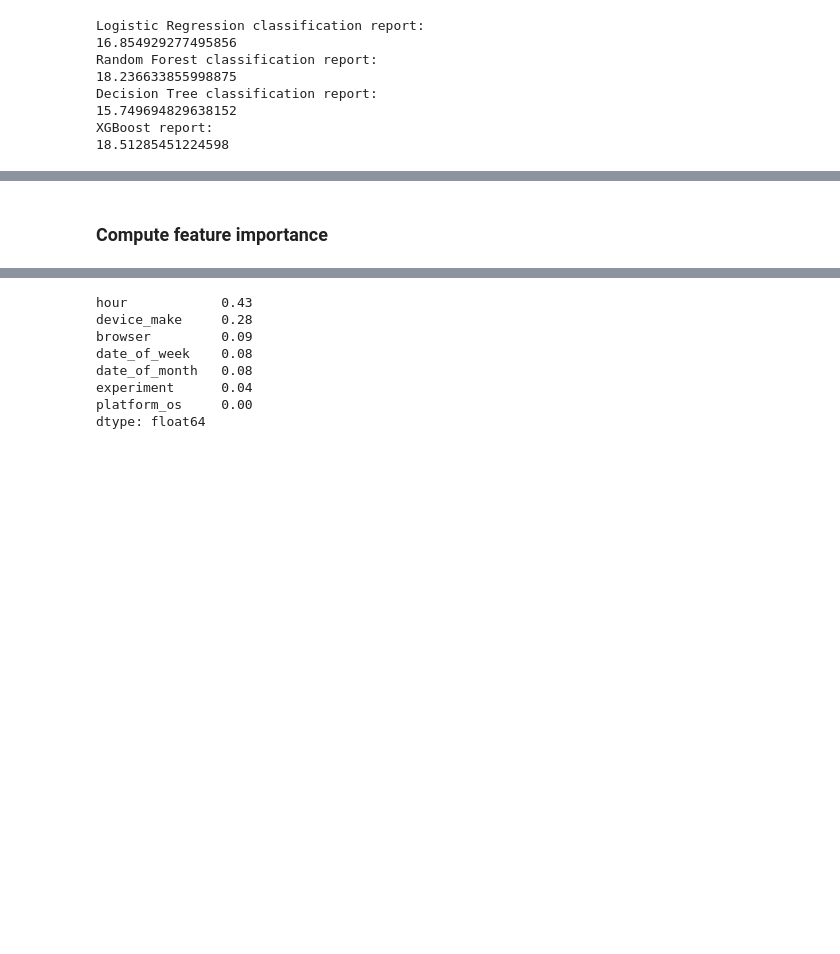
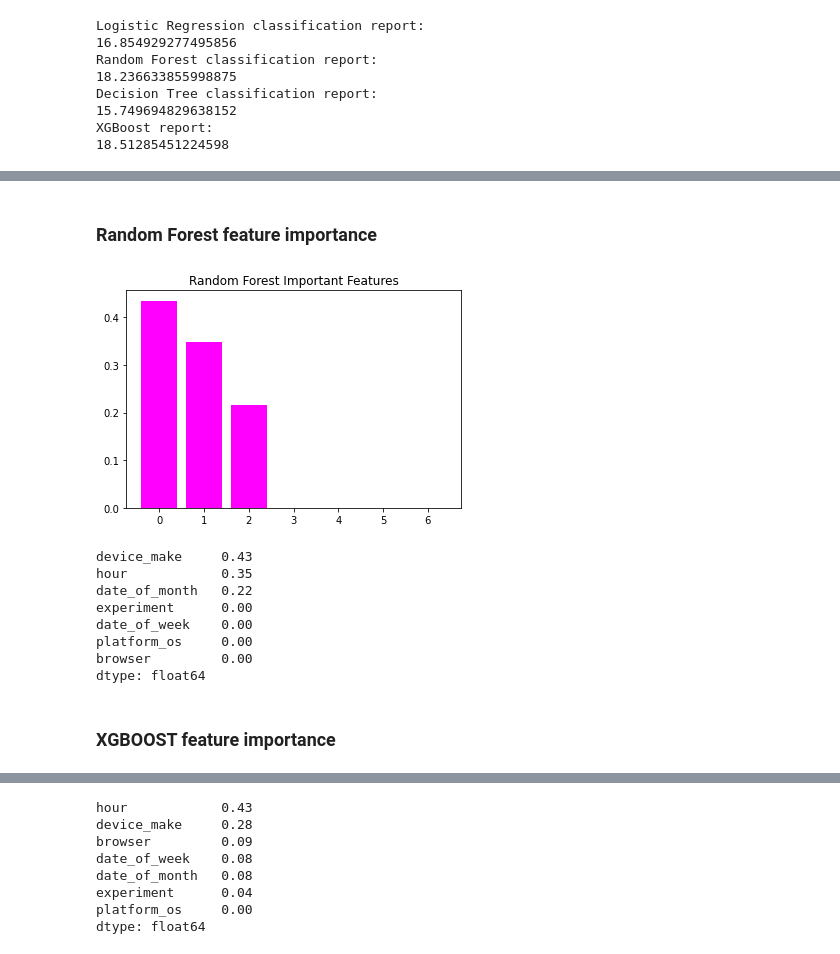
Before and after one commit to ProgrammingOperative/abtest-mlops, a Jupyter notebook: notebooks/ml_AB_testing..ipynb, the cells around one changed output, grey strips where cells are left out. Drawn from its saved outputs; the diff is of its cells as text; code cells hidden in the pictures; blank space fills up the shorter version.

```diff
--- a/notebooks/ml_AB_testing..ipynb
+++ b/notebooks/ml_AB_testing..ipynb
@@ -245,2 +288,24 @@ print(classification_report(test_labels, xgy_preds))
+# %% [markdown]
+### Random Forest feature importance
+# %%
+# get importance decision tree
+from matplotlib import pyplot
+important_features = pd.Series(dic_model.feature_importances_, index=test_feature.columns).sort_values(ascending=False)
+# plot feature importance
+pyplot.title("Random Forest Important Features")
+color = 'Magenta'
+pyplot.bar([x for x in range(len(important_features))], important_features,color = color)
+pyplot.show()
+important_features
+# %% [output]
+[figure, added]
+device_make     0.43
+hour            0.35
+date_of_month   0.22
+experiment      0.00
+date_of_week    0.00
+platform_os     0.00
+browser         0.00
+dtype: float64
 # %% [markdown]
-### Compute feature importance
+### XGBOOST feature importance
```
Also changed, not shown: parts of 7 cells of this notebook.
